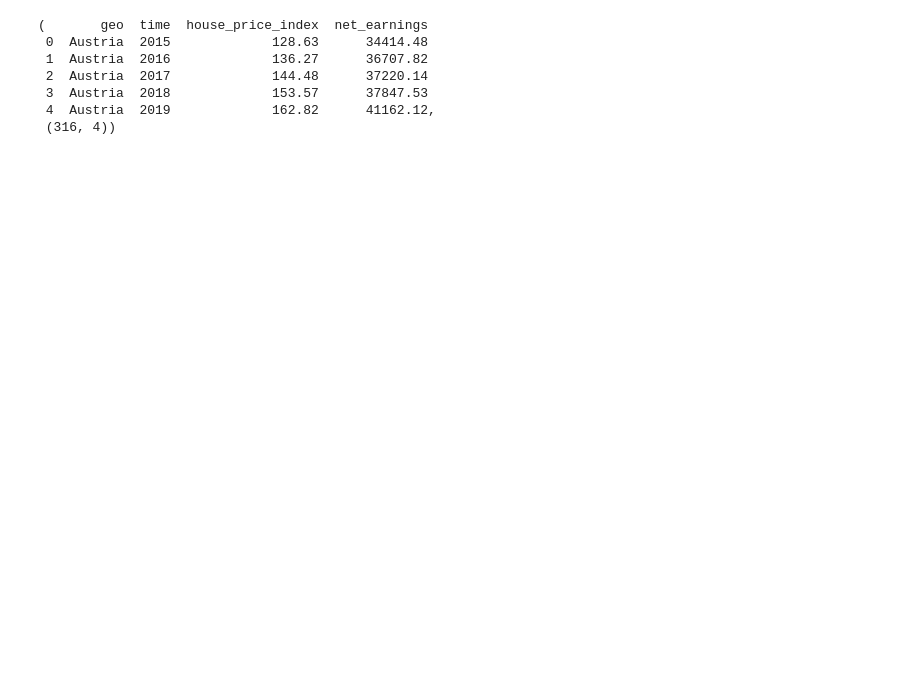
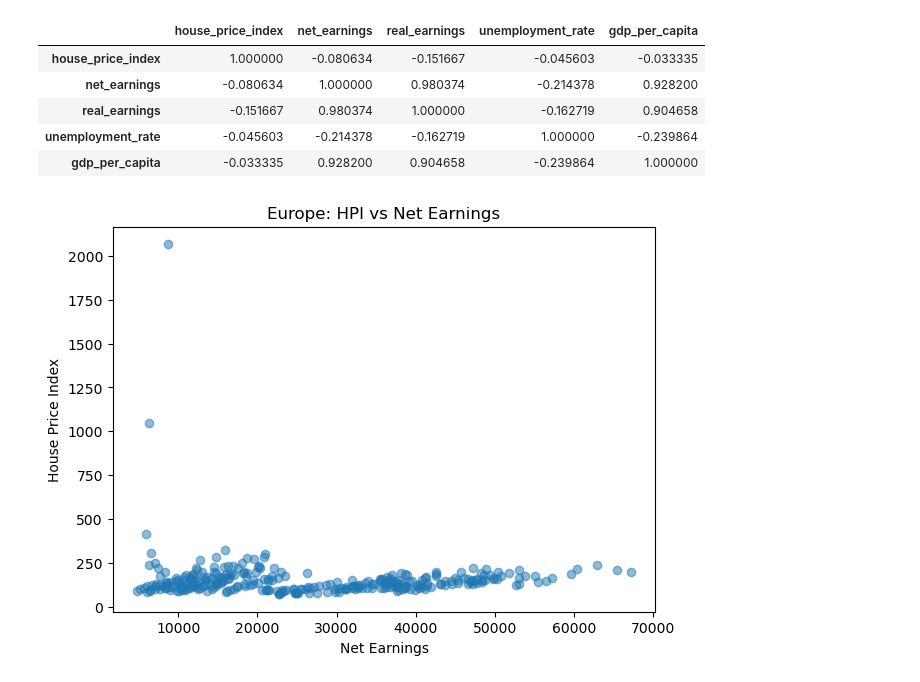
Before and after one commit to YordanBahchevanov/europe-housing-trends, a Jupyter notebook: notebooks/01-exploration.ipynb, the cells around one changed output. Saved outputs shown, nothing was run; the diff lists cells and outputs as text; code cells hidden in the pictures; blank space fills up the shorter version.

```diff
--- a/notebooks/01-exploration.ipynb
+++ b/notebooks/01-exploration.ipynb
@@ -16,5 +67,21 @@ hpi.head()
+# %%
+hpi_ = hpi.rename(columns={"value": "house_price_index"})
+earn_ = earn.rename(columns={"value": "net_earnings"})
+unemp_ = unemp.rename(columns={"value": "unemployment_rate"})
+hicp_ = hicp.rename(columns={"value": "hicp_index"})
+gdp_ = gdp.rename(columns={"value": "gdp_per_capita"})
 # %%
-hpi.info()
-hpi.describe()
-hpi["geo"].nunique(), sorted(hpi["geo"].unique())[:10]
+df = (
+    hpi_[["country", "year", "house_price_index"]]
+    .merge(earn_[["country", "year", "net_earnings"]], on=["country", "year"], how="inner")
+    .merge(unemp_[["country", "year", "unemployment_rate"]], on=["country", "year"], how="inner")
+    .merge(hicp_[["country", "year", "hicp_index"]], on=["country", "year"], how="inner")
+    .merge(gdp_[["country", "year", "gdp_per_capita"]], on=["country", "year"], how="inner")
+    .copy()
+)
+
+# Real earnings: deflate by HICP index (index / 100)
+df["real_earnings"] = df["net_earnings"] / (df["hicp_index"] / 100.0)
+
+df.head(), df.shape
 # %% [output]
@@ -73,15 +188,25 @@ hpi_.head(), earn_.head()
 # %%
-df2 = hpi_[["geo","time","house_price_index"]].merge(
-    earn_[["geo","time","net_earnings"]],
-    on=["geo","time"],
-    how="inner"
-)
-df2.head(), df2.shape
+corr = df[[
+    "house_price_index",
+    "net_earnings",
+    "real_earnings",
+    "unemployment_rate",
+    "gdp_per_capita",
+]].corr()
+corr
 # %% [output]
-(       geo  time  house_price_index  net_earnings
- 0  Austria  2015             128.63      34414.48
- 1  Austria  2016             136.27      36707.82
- 2  Austria  2017             144.48      37220.14
- 3  Austria  2018             153.57      37847.53
- 4  Austria  2019             162.82      41162.12,
- (316, 4))
+|  | house_price_index | net_earnings | real_earnings | unemployment_rate | gdp_per_capita |
+| house_price_index | 1.000000 | -0.080634 | -0.151667 | -0.045603 | -0.033335 |
+| net_earnings | -0.080634 | 1.000000 | 0.980374 | -0.214378 | 0.928200 |
+| real_earnings | -0.151667 | 0.980374 | 1.000000 | -0.162719 | 0.904658 |
+| unemployment_rate | -0.045603 | -0.214378 | -0.162719 | 1.000000 | -0.239864 |
+| gdp_per_capita | -0.033335 | 0.928200 | 0.904658 | -0.239864 | 1.000000 |
+# %%
+plt.figure()
+plt.scatter(df["net_earnings"], df["house_price_index"], alpha=0.5)
+plt.xlabel("Net Earnings")
+plt.ylabel("House Price Index")
+plt.title("Europe: HPI vs Net Earnings")
+plt.show()
+# %% [output]
+[figure, added]
```
Also changed, not shown: parts of 20 cells of this notebook.
